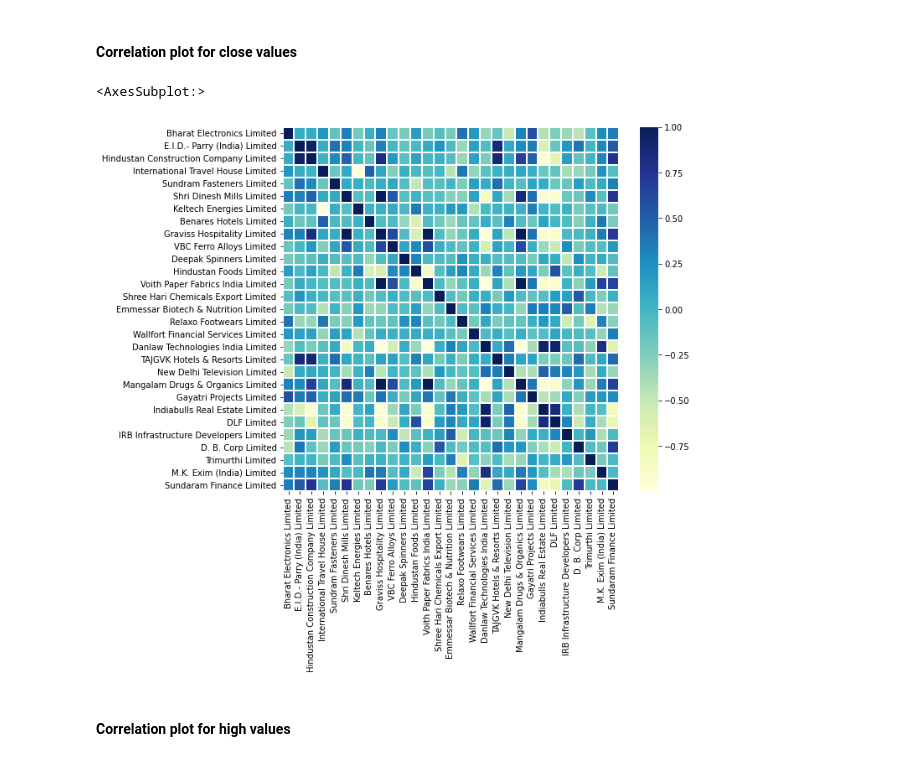
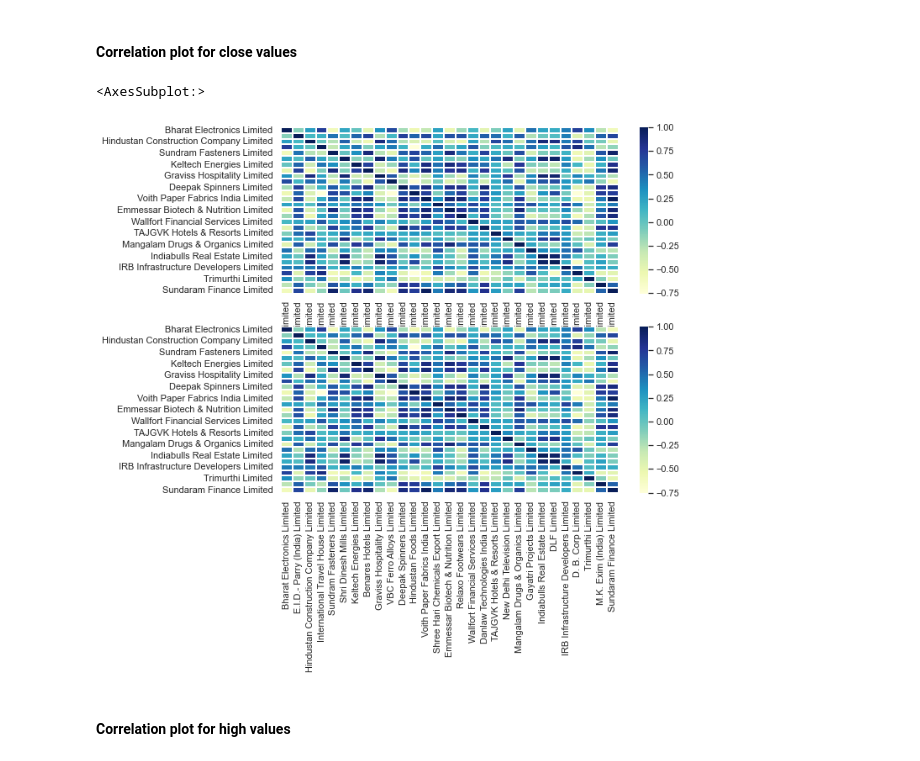
Before and after one commit to TechnocultureResearch/sentient, a Jupyter notebook: data_source_ api.ipynb, the cells around one changed output. Saved outputs shown, nothing was run; the diff lists cells and outputs as text; code cells hidden in the pictures.

```diff
--- a/data_source_ api.ipynb
+++ b/data_source_ api.ipynb
@@ -280,12 +288,14 @@ sns.heatmap(corrmat, ax = ax, cmap ="YlGnBu", linewidths = 0.1)
 # %% [markdown]
 #### Correlation plot for close values
-# %%
-corrmat = res_close.corr()
-
-f, ax = plt.subplots(figsize =(9, 8))
-sns.heatmap(corrmat, ax = ax, cmap ="YlGnBu", linewidths = 0.1)
-# %% [output]
-<AxesSubplot:>
-[figure, removed]
+# %%
+corrmat = eod_list[1].corr()
+corrmat2 = yfinance_list[1].corr()
+plt.figure(figsize=(30,10))
+f, ax = plt.subplots(1, 2)
+sns.heatmap(corrmat, ax = ax[0], cmap ="YlGnBu", linewidths = 0.1).set(title='EOD correlation matrix for close values.')
+sns.heatmap(corrmat, ax = ax[1], cmap ="YlGnBu", linewidths = 0.1).set(title='Yfinance correlation matrix for close values.')
+# %% [output]
+<AxesSubplot:>
+[figure, added]
 # %% [markdown]
 #### Correlation plot for high values
```
Also changed, not shown: parts of 25 cells of this notebook.
